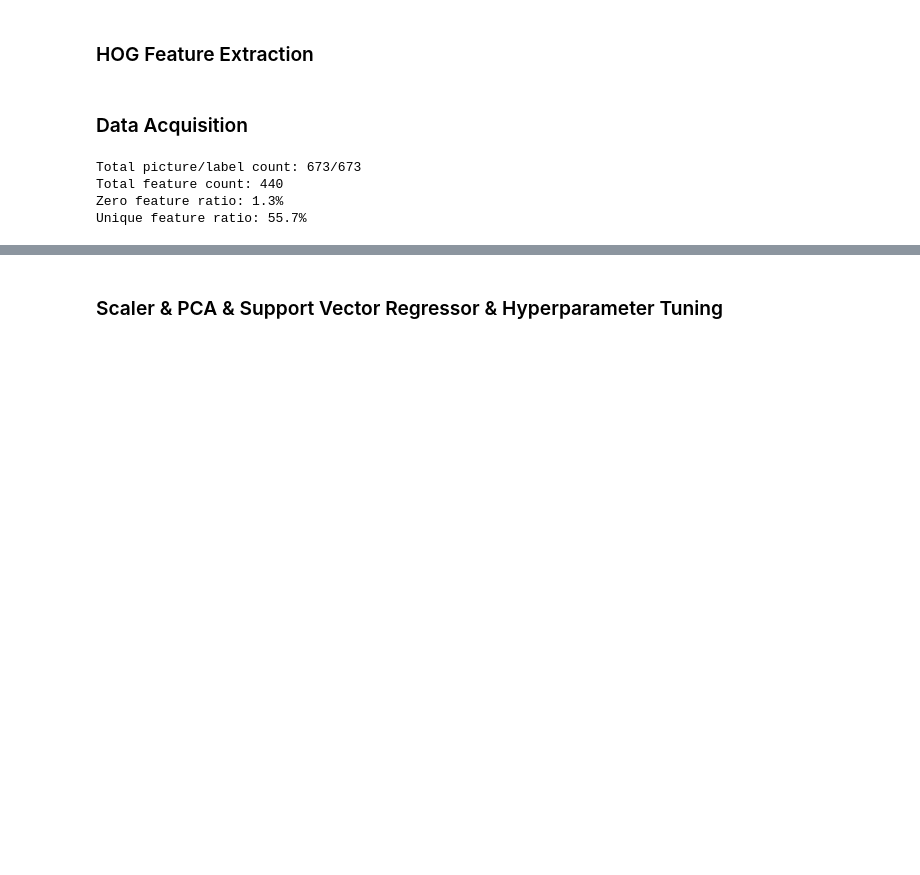
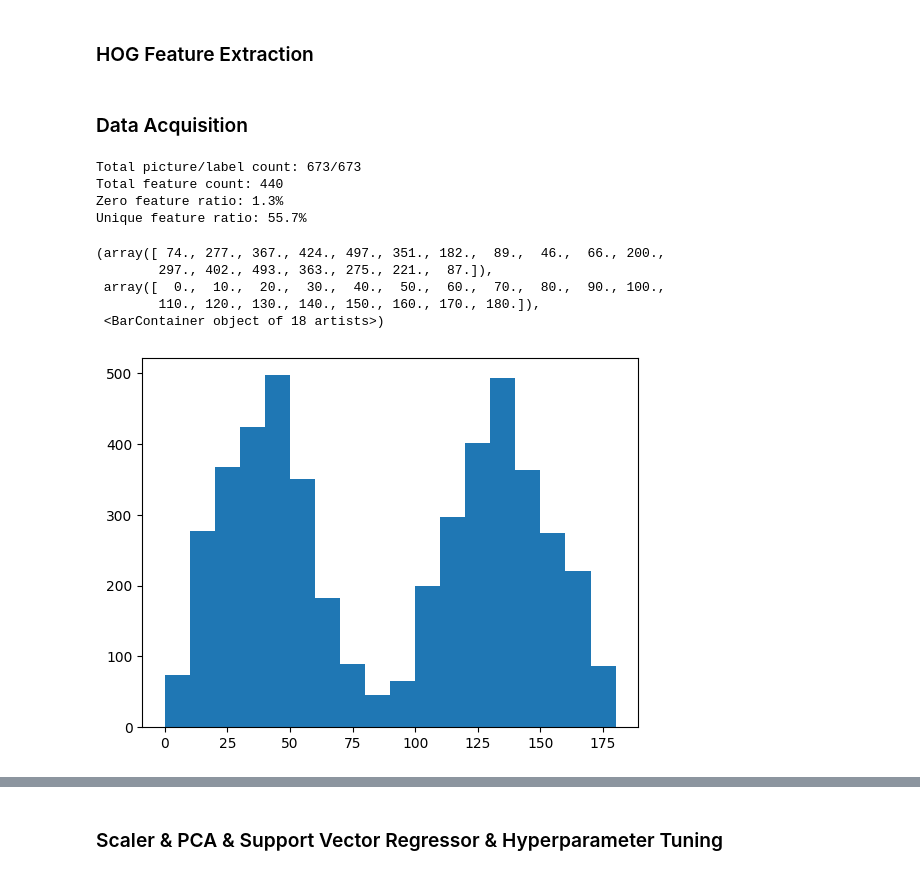
Before and after one commit to hkc5/fiber-prediction, a Jupyter notebook: main.ipynb, the cells around one changed output, grey strips where cells are left out. Drawn from its saved outputs; the diff is of its cells as text; code cells hidden in the pictures; blank space fills up the shorter version.

```diff
--- a/main.ipynb
+++ b/main.ipynb
@@ -51,29 +104,6 @@ ORIENTATION= 8
 # %%
-def get_data(file_dir, csv_dir, i_start= 1):
-    bio_csv= np.loadtxt(csv_dir)
-
-    feature_matrix= []
-    img_directories= []
-    labels= []
-
-    for index, label in enumerate(bio_csv):
-        if not np.isnan(label):
-            # print(index, label)
-            img_dir= file_dir + str(index + i_start) + ".png"
-            img= get_img(img_dir)
-            feature_vec= get_feature_vector(img, grid_q= GRIDQ, no_orientation= ORIENTATION)
-
-            feature_matrix.append(feature_vec)
-            img_directories.append(img_dir)
-            labels.append(label)
-
-    feature_matrix= np.array(feature_matrix)
-    labels= np.array(labels)
-    img_directories= np.array(img_directories)
-    return feature_matrix, labels, img_directories
-
-file_dir= "./pictures/"
-csv_dir= "./pictures/labels.csv"
+file_dir= "images/bio/"
+csv_dir= "images/bio/labels.csv"
 
 bio_feature_matrix, bio_labels, bio_img_directories= get_data(file_dir, csv_dir)
 
@@ -91,3 +121,14 @@ Total picture/label count: 673/673
 Total feature count: 440
 Zero feature ratio: 1.3%
 Unique feature ratio: 55.7%
+# %%
+bio_feature_matrix, bio_labels, bio_img_directories= get_data(file_dir, csv_dir, augment=True)
+
+plt.hist(bio_labels, bins=18)
+# %% [output]
+(array([ 74., 277., 367., 424., 497., 351., 182.,  89.,  46.,  66., 200.,
+        297., 402., 493., 363., 275., 221.,  87.]),
+ array([  0.,  10.,  20.,  30.,  40.,  50.,  60.,  70.,  80.,  90., 100.,
+        110., 120., 130., 140., 150., 160., 170., 180.]),
+ <BarContainer object of 18 artists>)
+[figure, added]
```
Also changed, not shown: parts of 14 cells of this notebook, 2 other files.
